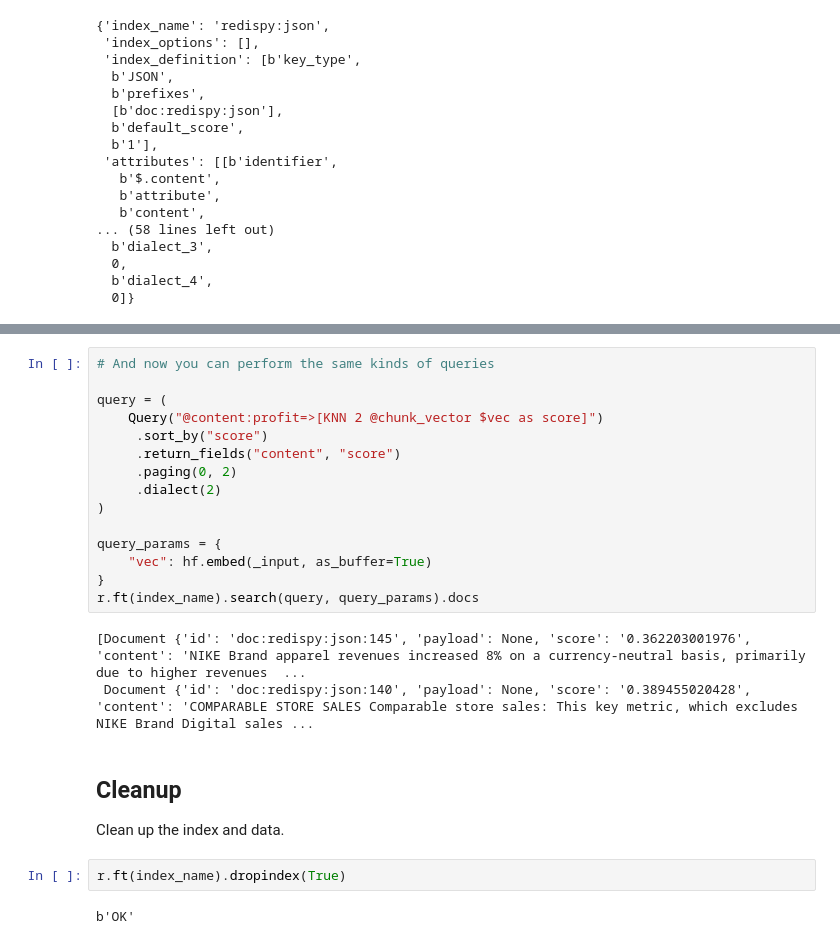
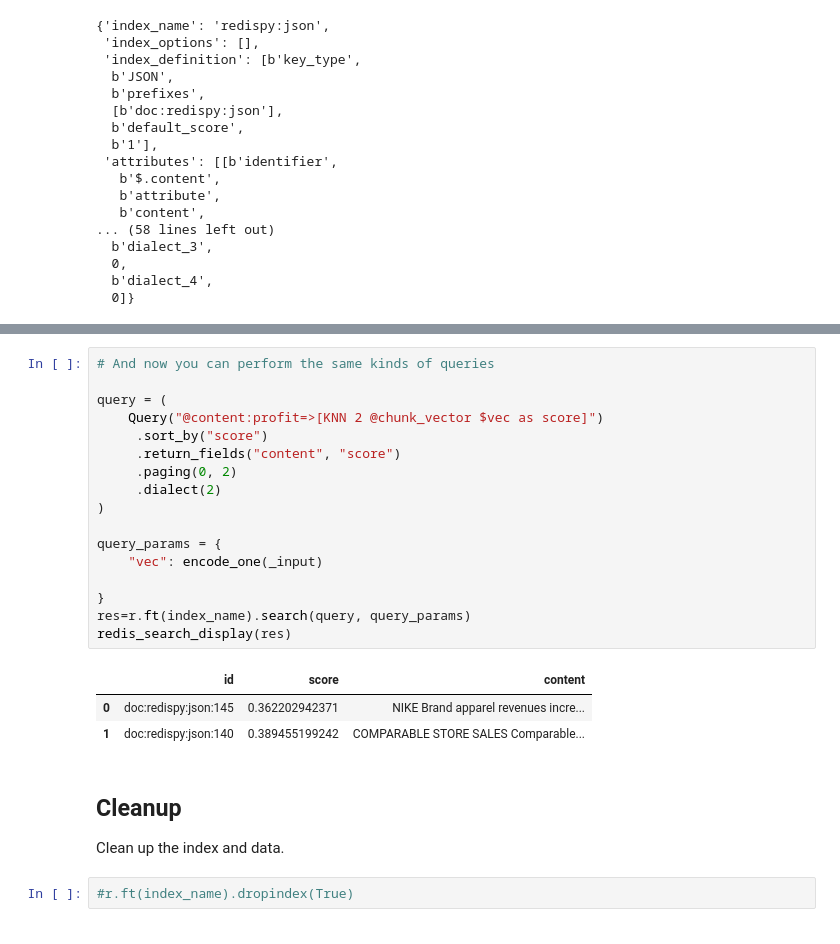
Before and after one commit to redis-developer/financial-vss, a Jupyter notebook: RedisPython_VSS.ipynb, the cells around one changed output, grey strips where cells are left out. Saved outputs shown, nothing was run; the diff lists cells and outputs as text.

```diff
--- a/RedisPython_VSS.ipynb
+++ b/RedisPython_VSS.ipynb
@@ -386,28 +419,29 @@ r.json().get(f"{key_prefix}:0", "$")
 # %%
 # And now you can perform the same kinds of queries
 
 query = (
     Query("@content:profit=>[KNN 2 @chunk_vector $vec as score]")
      .sort_by("score")
      .return_fields("content", "score")
      .paging(0, 2)
      .dialect(2)
 )
 
 query_params = {
-    "vec": hf.embed(_input, as_buffer=True)
+    "vec": encode_one(_input)
+
 }
-r.ft(index_name).search(query, query_params).docs
+res=r.ft(index_name).search(query, query_params)
+redis_search_display(res)
 # %% [output]
-[Document {'id': 'doc:redispy:json:145', 'payload': None, 'score': '0.362203001976', 'content': 'NIKE Brand apparel revenues increased 8% on a currency-neutral basis, primarily due to higher revenues  ...
- Document {'id': 'doc:redispy:json:140', 'payload': None, 'score': '0.389455020428', 'content': 'COMPARABLE STORE SALES Comparable store sales: This key metric, which excludes NIKE Brand Digital sales ...
+|  | id | score | content |
+| 0 | doc:redispy:json:145 | 0.362202942371 | NIKE Brand apparel revenues incre... |
+| 1 | doc:redispy:json:140 | 0.389455199242 | COMPARABLE STORE SALES Comparable... |
 # %% [markdown]
 ## Cleanup
 Clean up the index and data.
 # %%
-r.ft(index_name).dropindex(True)
+#r.ft(index_name).dropindex(True)
-# %% [output]
-b'OK'
 # %% [markdown]
 ## What's Next?
 
```
Also changed, not shown: parts of 16 cells of this notebook.
